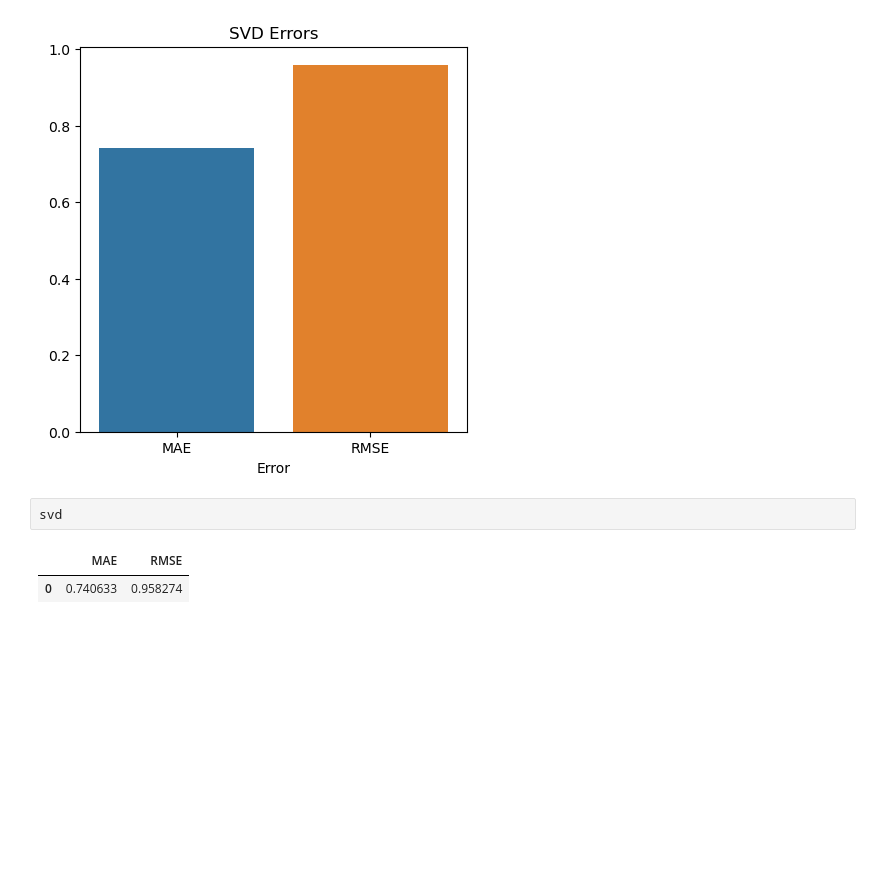
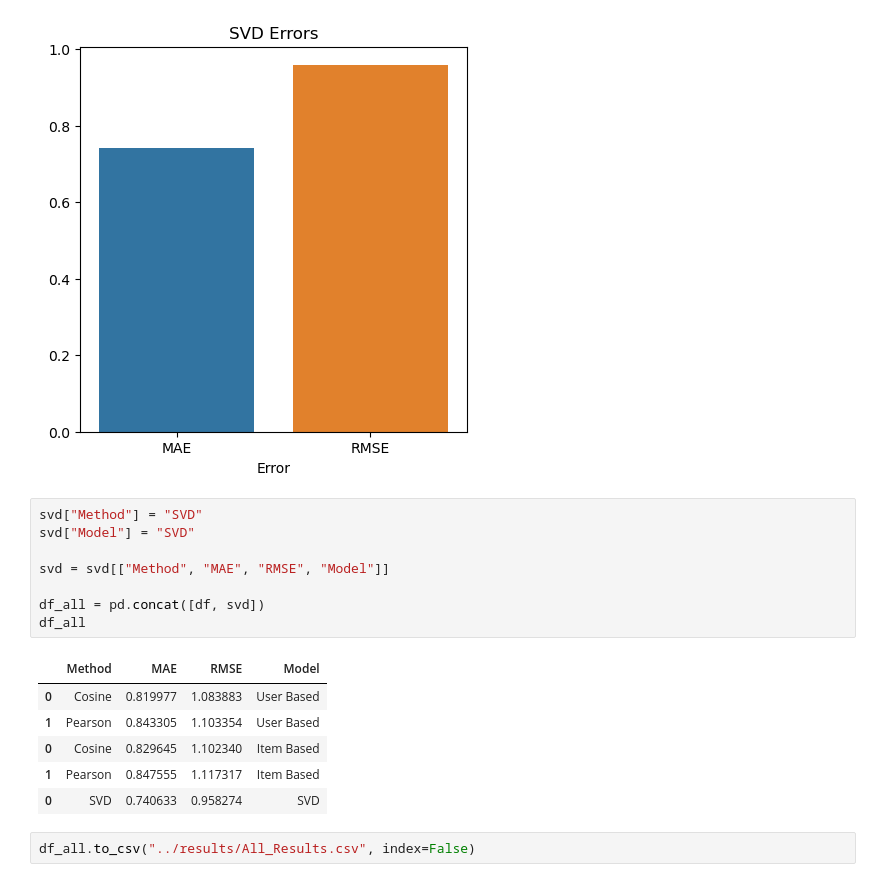
Before and after one commit to moderyg1/CSIT557-Recommendation-System, a Jupyter notebook: notebooks/comparisons.ipynb, the cells around one changed output. Saved outputs shown, nothing was run; the diff lists cells and outputs as text; blank space fills up the shorter version.

```diff
--- a/notebooks/comparisons.ipynb
+++ b/notebooks/comparisons.ipynb
@@ -47,7 +47,19 @@ ax3.set_title("SVD Errors")
 Text(0.5, 1.0, 'SVD Errors')
 [figure]
 # %%
-svd
+svd["Method"] = "SVD"
+svd["Model"] = "SVD"
+
+svd = svd[["Method", "MAE", "RMSE", "Model"]]
+
+df_all = pd.concat([df, svd])
+df_all
 # %% [output]
-|  | MAE | RMSE |
-| 0 | 0.740633 | 0.958274 |
+|  | Method | MAE | RMSE | Model |
+| 0 | Cosine | 0.819977 | 1.083883 | User Based |
+| 1 | Pearson | 0.843305 | 1.103354 | User Based |
+| 0 | Cosine | 0.829645 | 1.102340 | Item Based |
+| 1 | Pearson | 0.847555 | 1.117317 | Item Based |
+| 0 | SVD | 0.740633 | 0.958274 | SVD |
+# %%
+df_all.to_csv("../results/All_Results.csv", index=False)
```
Also changed, not shown: parts of 2 cells of this notebook, 2 other files.
